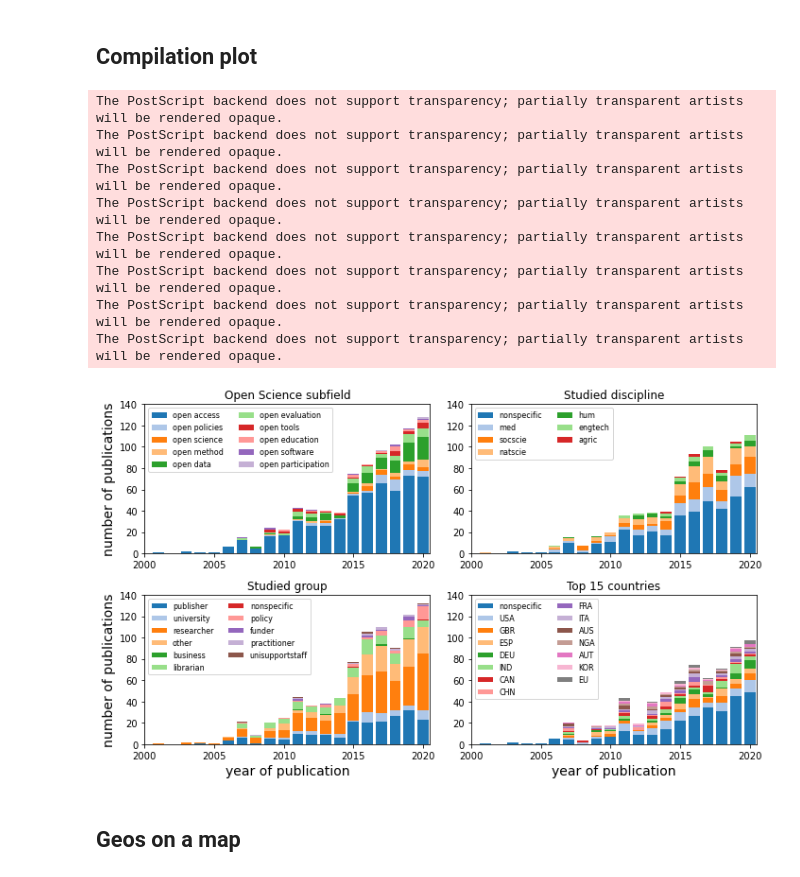
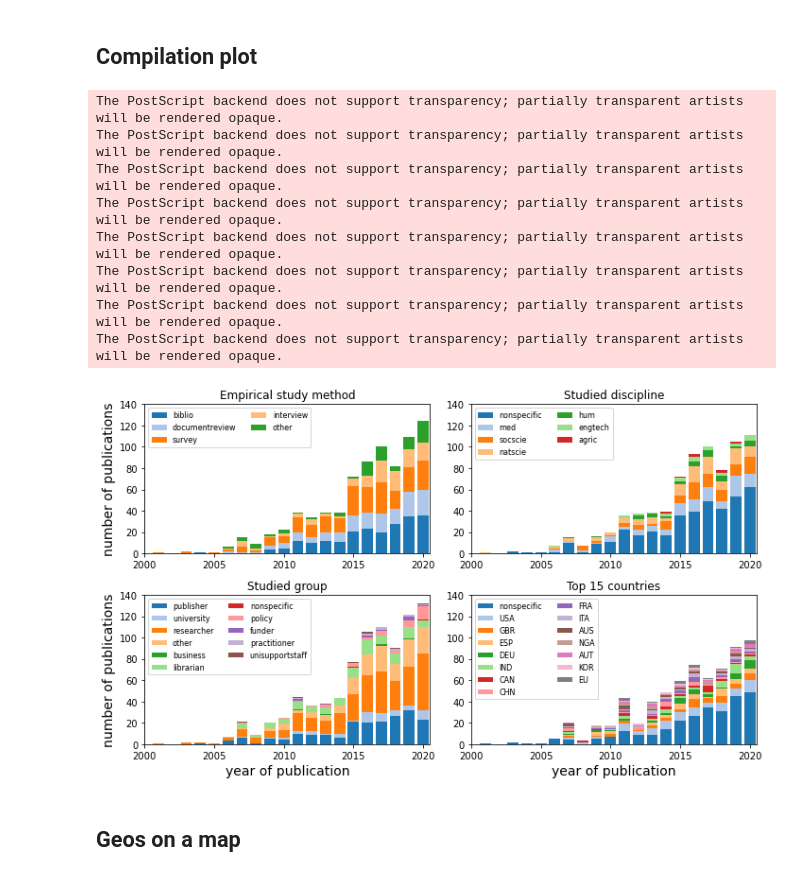
Before and after one commit to JanaLasser/mapping-open-science-research, a Jupyter notebook: code/exploratory_analysis.ipynb, the cells around one changed output. Saved outputs shown, nothing was run; the diff lists cells and outputs as text; code cells hidden in the pictures.

```diff
--- a/code/exploratory_analysis.ipynb
+++ b/code/exploratory_analysis.ipynb
@@ -12,7 +12,7 @@ import seaborn as sns
 # %%
 src = "../data"
 dst = "../plots"
-fname = "V5_9_2 round coded_220405_coded_V1"
+fname = "mapOSR_data_V5_9_2_220405_coded"
 data = pd.read_csv(join(src, fname + "_clean.csv"))
 # %%
 data['Action'] = data['Action'].apply(lambda x: eval(x) if x == x else np.nan)
@@ -404,10 +369,16 @@ The PostScript backend does not support transparency; partially transparent arti
 fig, axes = plt.subplots(2, 2, figsize=(10, 6))
 ax = axes[0, 0]
 bottom = np.zeros(len(data['Publication Year'].unique()))
-for i, action in enumerate(disambiguated_action['Action'].unique()):
-    tmp = actions[actions['Action'] == action]
-    label = 'open {}'.format(action.split('open')[1])
-    ax.bar(tmp['year'], tmp['count'], bottom=bottom, label=label,
+#for i, action in enumerate(disambiguated_action['Action'].unique()):
+#    tmp = actions[actions['Action'] == action]
+#    label = 'open {}'.format(action.split('open')[1])
+#    ax.bar(tmp['year'], tmp['count'], bottom=bottom, label=label,
+#           color=cmap(i))
+#    bottom += tmp['count'].values
+
+for i, method in enumerate(disambiguated_method['Method'].unique()):
+    tmp = methods[methods['Method'] == method]
+    ax.bar(tmp['year'], tmp['count'], bottom=bottom, label=method,
            color=cmap(i))
     bottom += tmp['count'].values
 
@@ -417,7 +388,7 @@ ax.set_ylim(0, 140)
 ax.set_xticks(range(2000, 2021, 5))
 ax.set_ylabel('number of publications', fontsize=14)
 #ax.set_xlabel('year of publication', fontsize=16)
-ax.set_title('Open Science subfield')
+ax.set_title('Empirical study method')
 
 ax = axes[0, 1]
 bottom = np.zeros(len(data['Publication Year'].unique()))
@@ -453,34 +424,34 @@ ax.set_title('Studied group')
 
 ax = axes[1, 1]
 bottom = np.zeros(len(data['Publication Year'].unique()))
 for i, geo in enumerate(disambiguated_geo['Geo'].value_counts()[0:15].index):
     tmp = geos[geos['Geo'] == geo]
     ax.bar(tmp['year'], tmp['count'], bottom=bottom, label=geo,
            color=cmap(i))
     bottom += tmp['count'].values
 
 ax.legend(ncol=2, fontsize=8, loc=2)
 ax.set_xlim(2000, 2020.5)
 ax.set_ylim(0, 140)
 ax.set_xticks(range(2000, 2021, 5))
 #ax.set_ylabel('number of publications', fontsize=14)
 ax.set_xlabel('year of publication', fontsize=14)
 ax.set_title('Top 15 countries')
 
 fig.tight_layout()
 plt.savefig(join(dst, 'categories.png'), dpi=300)
 plt.savefig(join(dst, 'categories.svg'), dpi=300)
 plt.savefig(join(dst, 'categories.eps'), dpi=300)
 # %% [output]
 The PostScript backend does not support transparency; partially transparent artists will be rendered opaque.
 The PostScript backend does not support transparency; partially transparent artists will be rendered opaque.
 The PostScript backend does not support transparency; partially transparent artists will be rendered opaque.
 The PostScript backend does not support transparency; partially transparent artists will be rendered opaque.
 The PostScript backend does not support transparency; partially transparent artists will be rendered opaque.
 The PostScript backend does not support transparency; partially transparent artists will be rendered opaque.
 The PostScript backend does not support transparency; partially transparent artists will be rendered opaque.
 The PostScript backend does not support transparency; partially transparent artists will be rendered opaque.
-[figure, old version]
+[figure, new version]
 # %% [markdown]
 ## Geos on a map
 # %%
```
Also changed, not shown: parts of 14 cells of this notebook.
